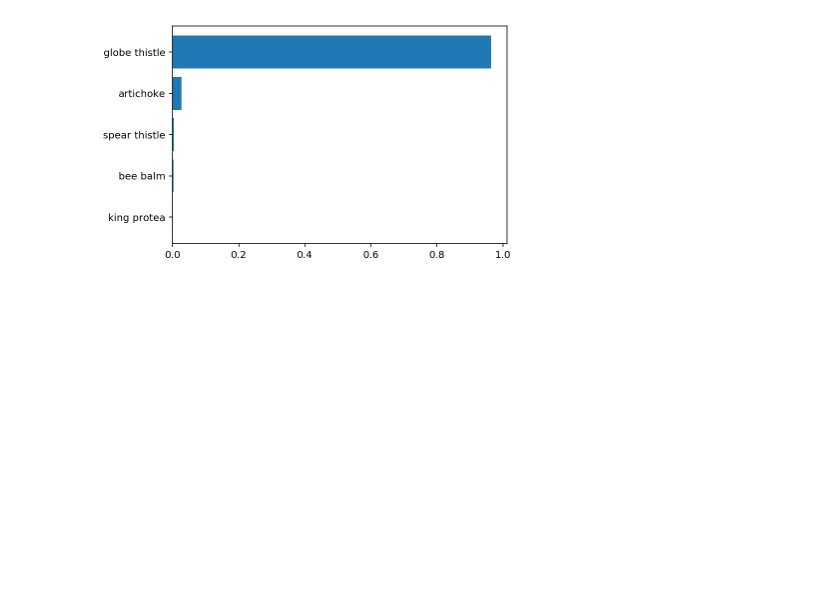
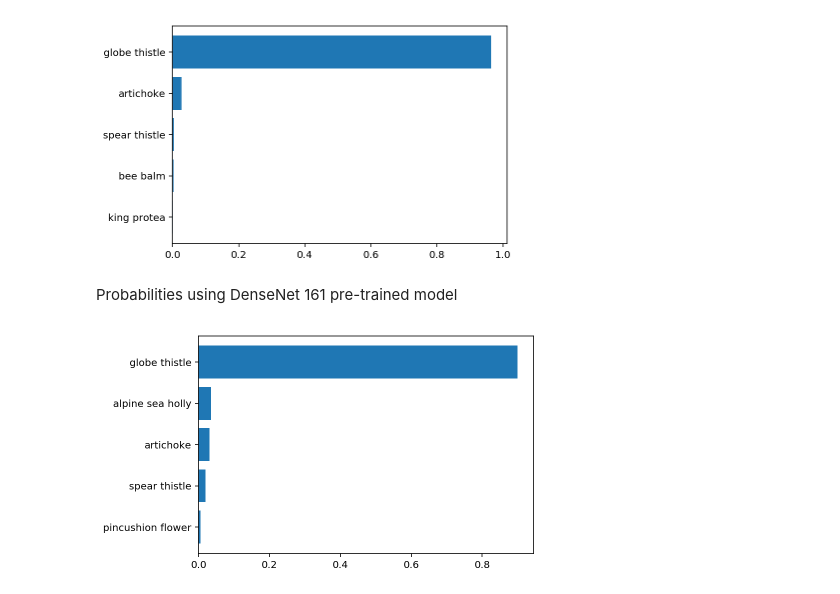
Before and after one commit to jayashreesridhar/Udacity-Projects, a Jupyter notebook: Data_Scientist_Nanodegree/Deep_Learning/Image Classifier Project.ipynb, the cells around one changed output. Saved outputs shown, nothing was run; the diff lists cells and outputs as text; code cells hidden in the pictures; blank space fills up the shorter version.

```diff
--- a/Data_Scientist_Nanodegree/Deep_Learning/Image Classifier Project.ipynb
+++ b/Data_Scientist_Nanodegree/Deep_Learning/Image Classifier Project.ipynb
@@ -105,6 +109,6 @@ We've left a cell open for you below, but use as many as you need. Our advice is
 When training make sure you're updating only the weights of the feed-forward network. You should be able to get the validation accuracy above 70% if you build everything right. Make sure to try different hyperparameters (learning rate, units in the classifier, epochs, etc) to find the best model. Save those hyperparameters to use as default values in the next part of the project.
 # %%
 # # TODO: Build and train your network
-model = models.vgg16(pretrained=True) #valid 76 test 73
+# model = models.vgg16(pretrained=True) #valid 76 test 73
 
-model
+# model
@@ -228,3 +232,3 @@ def do_deep_learning(model, trainloader, epochs, print_every, criterion, optimiz
 # %%
-do_deep_learning(model, trainloader, 3, 40, criterion, optimizer, 'gpu')
+do_deep_learning(model_densenet161, trainloader, 3, 40, criterion, optimizer, 'gpu')
 # %% [output]
@@ -339,7 +343,10 @@ import datetime
 # %%
-model = models.__dict__[checkpoint['architecture']](pretrained=True)
-
-model.classifier = checkpoint['classifier']
-model.class_to_idx = checkpoint['class_to_idx']
-model.load_state_dict(checkpoint['state_dict'])
-print(model)
+def load_checkpoint(filename):
+    checkpoint=torch.load(filename, map_location=lambda storage, loc: storage)
+    model  = checkpoint['model']
+    #model = models.__dict__[checkpoint['architecture']](pretrained=True)
+    model.classifier = checkpoint['classifier']
+    model.class_to_idx = checkpoint['class_to_idx']
+    model.load_state_dict(checkpoint['state_dict'])
+    return model, model.classifier, model.class_to_idx, model.load_state_dict
+    print(model)
@@ -496,0 +483,3 @@ print(top_five_outputs)
+# %%
+top_five_outputs_densenet161=predict(test_dir+"/10/image_07090.jpg",model)
+print(top_five_outputs_densenet161)
@@ -527,3 +520,24 @@ ax.invert_yaxis()
 plt.show()
 # %% [output]
 [figure]
+# %% [markdown]
+Probabilities using DenseNet 161 pre-trained model
+# %%
+x=top_five_outputs_densenet161[1]
+flower_names=[]
+for i in x:
+    flower_names.append(cat_to_name[i])
+y=top_five_outputs_densenet161[0].detach().numpy()
+y=y.flatten()
+list_prob=[]
+for j in y:
+    list_prob.append(j)
+fig, ax = plt.subplots()
+flower_nos = np.arange(len(flower_names))
+plt.barh(flower_nos,list_prob)
+ax.set_yticks(flower_nos)
+ax.set_yticklabels(flower_names)
+ax.invert_yaxis()
+plt.show()
+# %% [output]
+[figure, added]
```
Also changed, not shown: parts of 31 cells of this notebook, 3 other files.
